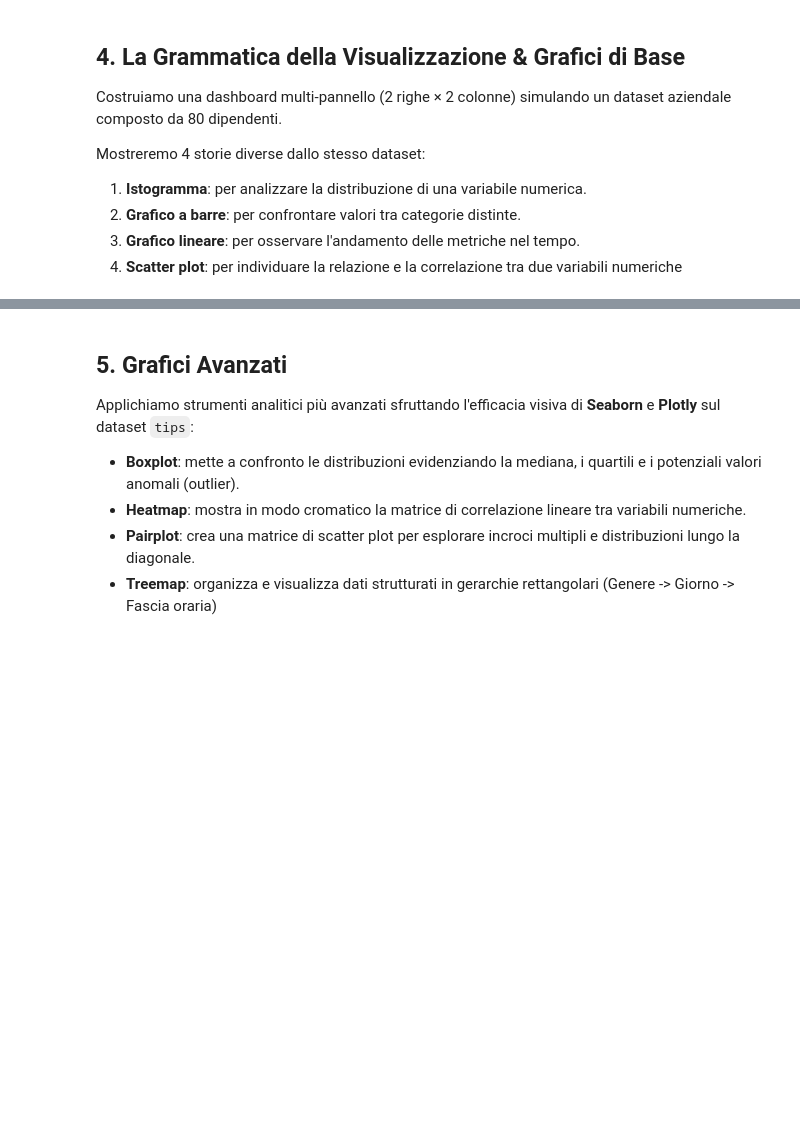
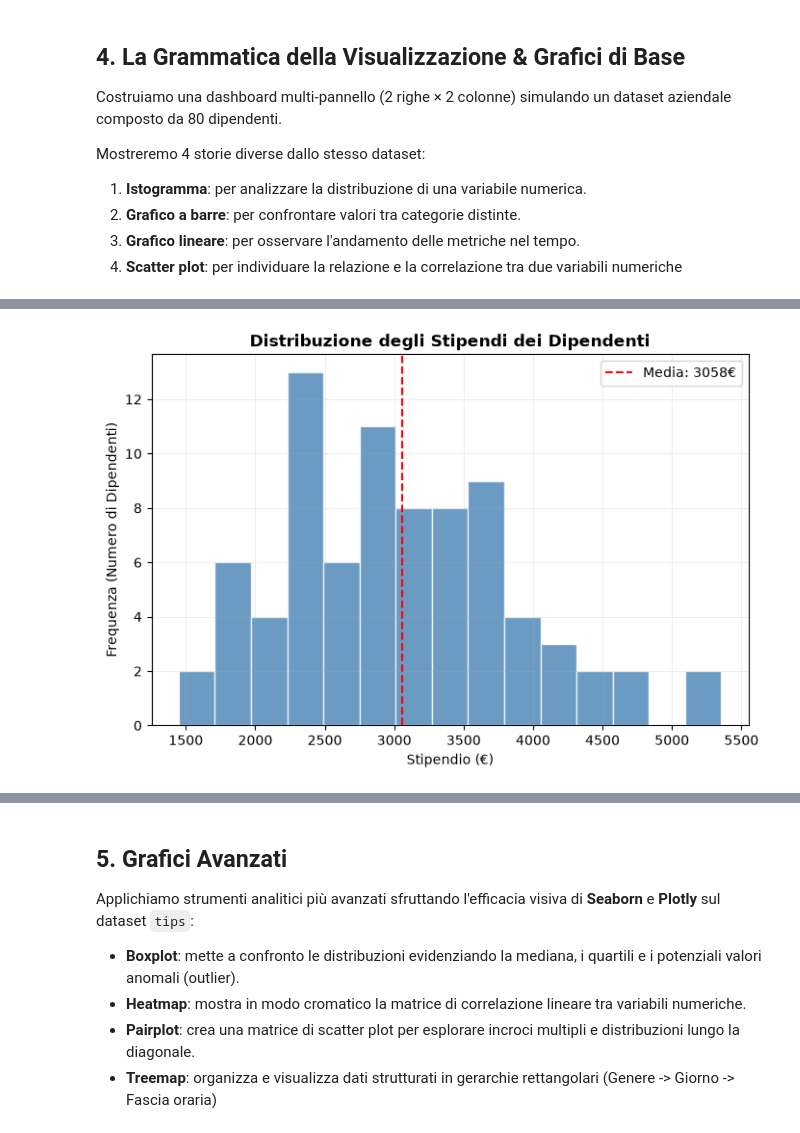
Before and after one commit to EdoardoSpinelli/analisi_dati, a Jupyter notebook: lezione_complete2.ipynb, the cells around one changed output, grey strips where cells are left out. Drawn from its saved outputs; the diff is of its cells as text; code cells hidden in the pictures; blank space fills up the shorter version.

```diff
--- a/lezione_complete2.ipynb
+++ b/lezione_complete2.ipynb
@@ -1006,0 +970,19 @@ plt.show()
+# %%
+plt.figure(figsize=(8, 5))
+
+# Creazione dell'istogramma
+plt.hist(df_azienda['Stipendio'], bins=15, edgecolor="white", color="steelblue", alpha=0.8)
+
+# Calcolo e aggiunta della linea della media
+media_stip = df_azienda['Stipendio'].mean()
+plt.axvline(media_stip, color="red", linestyle="--", linewidth=1.5, label=f"Media: {media_stip:.0f}€")
+
+# Personalizzazione del grafico
+plt.title("Distribuzione degli Stipendi dei Dipendenti", fontsize=12, fontweight="bold")
+plt.xlabel("Stipendio (€)")
+plt.ylabel("Frequenza (Numero di Dipendenti)")
+plt.legend()
+plt.grid(True, alpha=0.2)
+plt.show()
+# %% [output]
+[figure, added]
```
Also changed, not shown: parts of 9 cells of this notebook.
